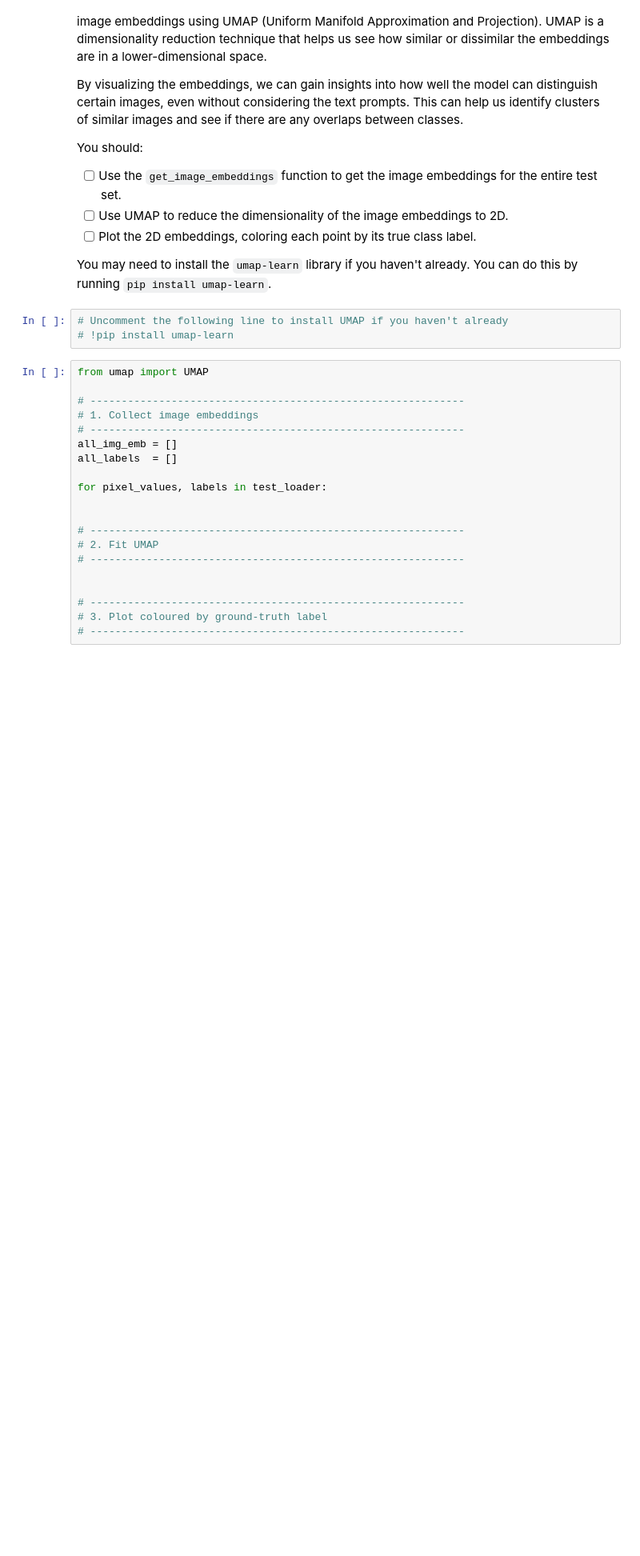
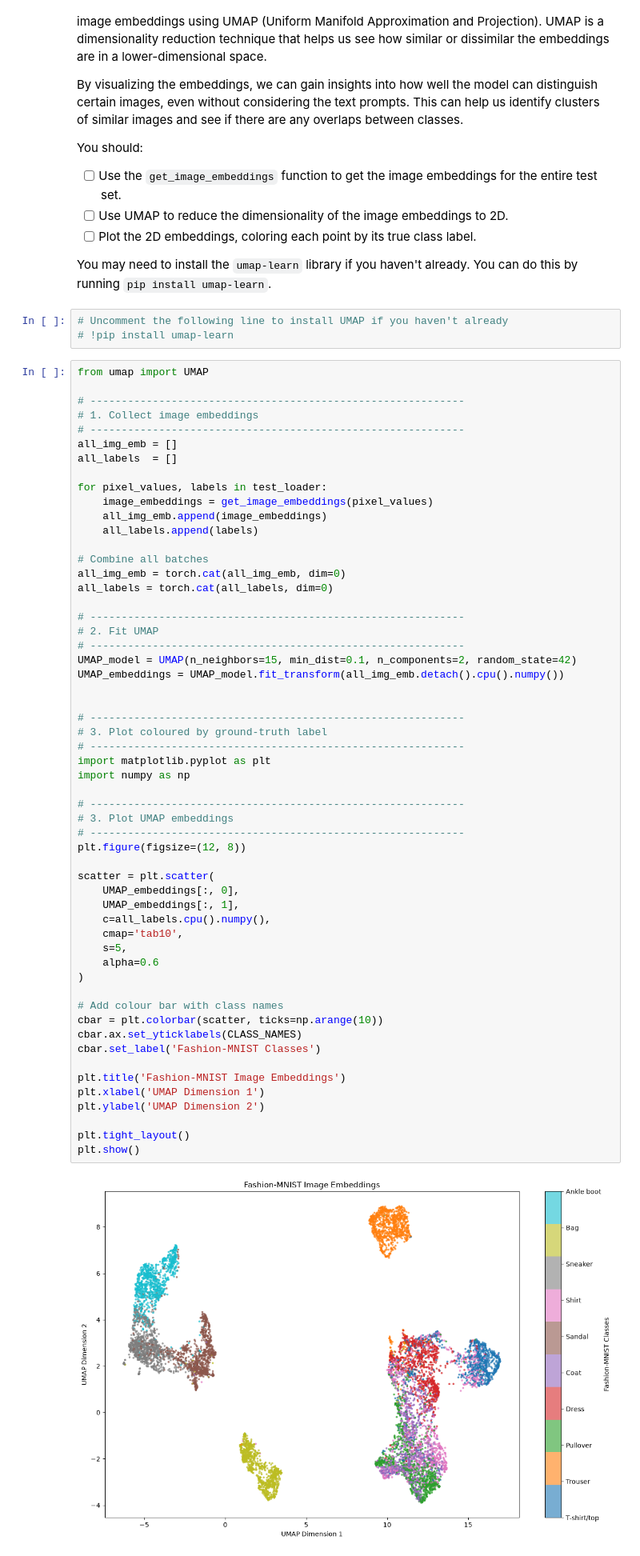
Before and after one commit to SaraTorbatian/deep_learning, a Jupyter notebook: 02_activities/assignments/assignment_2.ipynb, the cells around one changed output. Shown at 80% size. Drawn from its saved outputs; the diff is of its cells as text; blank space fills up the shorter version.

```diff
--- a/02_activities/assignments/assignment_2.ipynb
+++ b/02_activities/assignments/assignment_2.ipynb
@@ -256,23 +440,61 @@ You may need to install the `umap-learn` library if you haven't already. You can
 # %%
 from umap import UMAP
 
 # ------------------------------------------------------------
 # 1. Collect image embeddings
 # ------------------------------------------------------------
 all_img_emb = []
 all_labels  = []
 
 for pixel_values, labels in test_loader:
+    image_embeddings = get_image_embeddings(pixel_values)
+    all_img_emb.append(image_embeddings)
+    all_labels.append(labels)
 
+# Combine all batches
+all_img_emb = torch.cat(all_img_emb, dim=0)
+all_labels = torch.cat(all_labels, dim=0)
 
 # ------------------------------------------------------------
 # 2. Fit UMAP
 # ------------------------------------------------------------
+UMAP_model = UMAP(n_neighbors=15, min_dist=0.1, n_components=2, random_state=42)
+UMAP_embeddings = UMAP_model.fit_transform(all_img_emb.detach().cpu().numpy())
 
 
 # ------------------------------------------------------------
 # 3. Plot coloured by ground-truth label
 # ------------------------------------------------------------
+import matplotlib.pyplot as plt
+import numpy as np
+
+# ------------------------------------------------------------
+# 3. Plot UMAP embeddings
+# ------------------------------------------------------------
+plt.figure(figsize=(12, 8))
+
+scatter = plt.scatter(
+    UMAP_embeddings[:, 0],
+    UMAP_embeddings[:, 1],
+    c=all_labels.cpu().numpy(),
+    cmap='tab10',
+    s=5,
+    alpha=0.6
+)
+
+# Add colour bar with class names
+cbar = plt.colorbar(scatter, ticks=np.arange(10))
+cbar.ax.set_yticklabels(CLASS_NAMES)
+cbar.set_label('Fashion-MNIST Classes')
+
+plt.title('Fashion-MNIST Image Embeddings')
+plt.xlabel('UMAP Dimension 1')
+plt.ylabel('UMAP Dimension 2')
+
+plt.tight_layout()
+plt.show()
+# %% [output]
+[figure, added]
 # %% [markdown]
 The UMAP embeddings allow us to see how separable or non-separable different classes are with our specific model. If two specific images are very similar, then they will be placed near each other on this graph.
 
```
Also changed, not shown: parts of 25 cells of this notebook, 8 other files.
